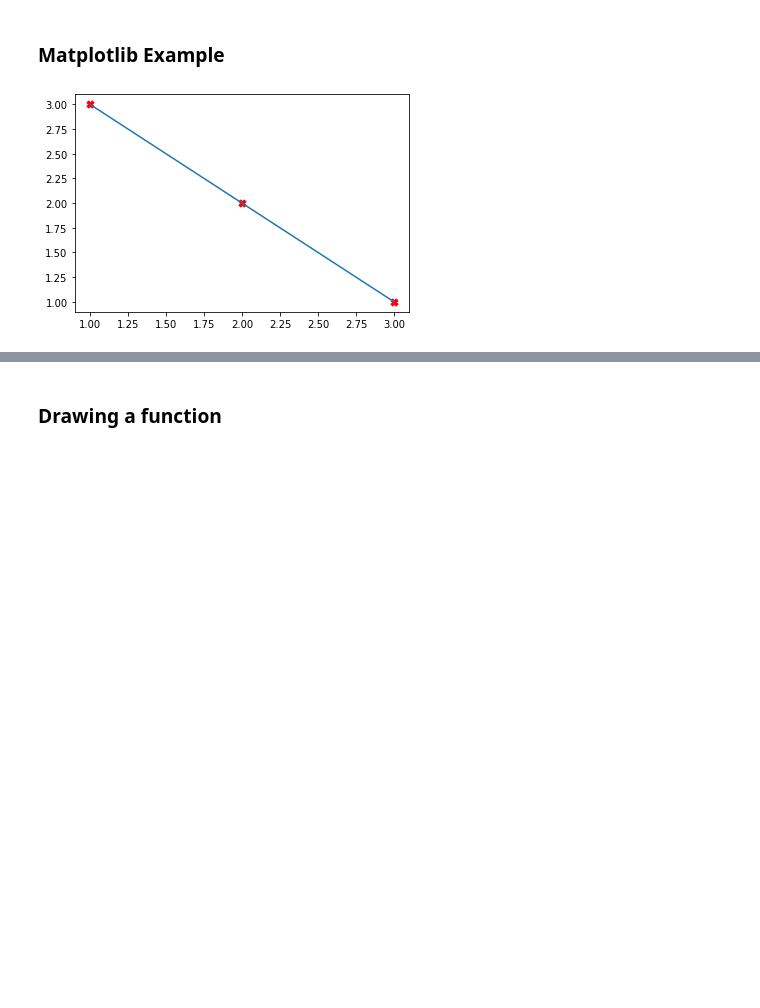
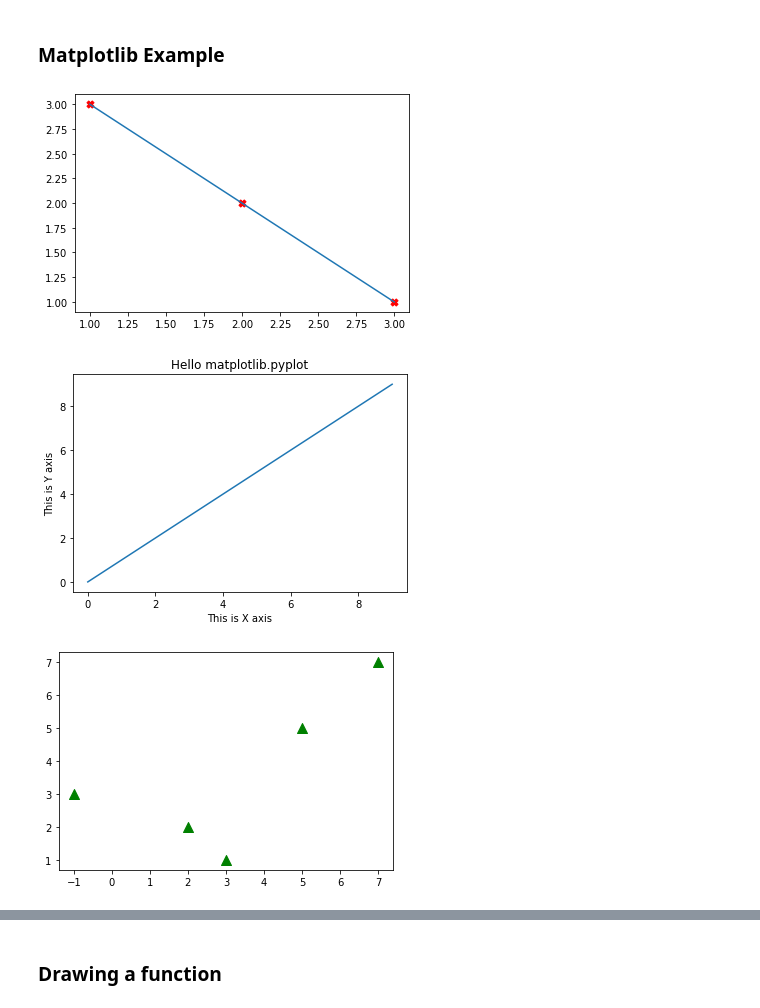
Before and after one commit to lunayht/AI504, a Jupyter notebook: ai504_02_ml.ipynb, the cells around one changed output, grey strips where cells are left out. Saved outputs shown, nothing was run; the diff lists cells and outputs as text; code cells hidden in the pictures; blank space fills up the shorter version.

```diff
--- a/ai504_02_ml.ipynb
+++ b/ai504_02_ml.ipynb
@@ -14,10 +14,21 @@ import sklearn
 # %%
 point = np.arange(1,4)
 
 plt.plot(point, point[::-1]) # line
 plt.scatter(point, point[::-1], marker="X", c="red", s=50) # point
 plt.show()
+
+plt.plot(np.arange(10), np.arange(10))
+plt.title("Hello matplotlib.pyplot")
+plt.xlabel("This is X axis")
+plt.ylabel("This is Y axis")
+plt.show()
+
+plt.scatter([-1,2,3,5,7], [3,2,1,5,7], marker="^", c="green", s=100)
+plt.show()
 # %% [output]
 [figure]
+[figure, added]
+[figure, added]
 # %%
 def draw_plot(X, Y, x_sample, y_sample):
```
Also changed, not shown: parts of 12 cells of this notebook, 1 other file.
